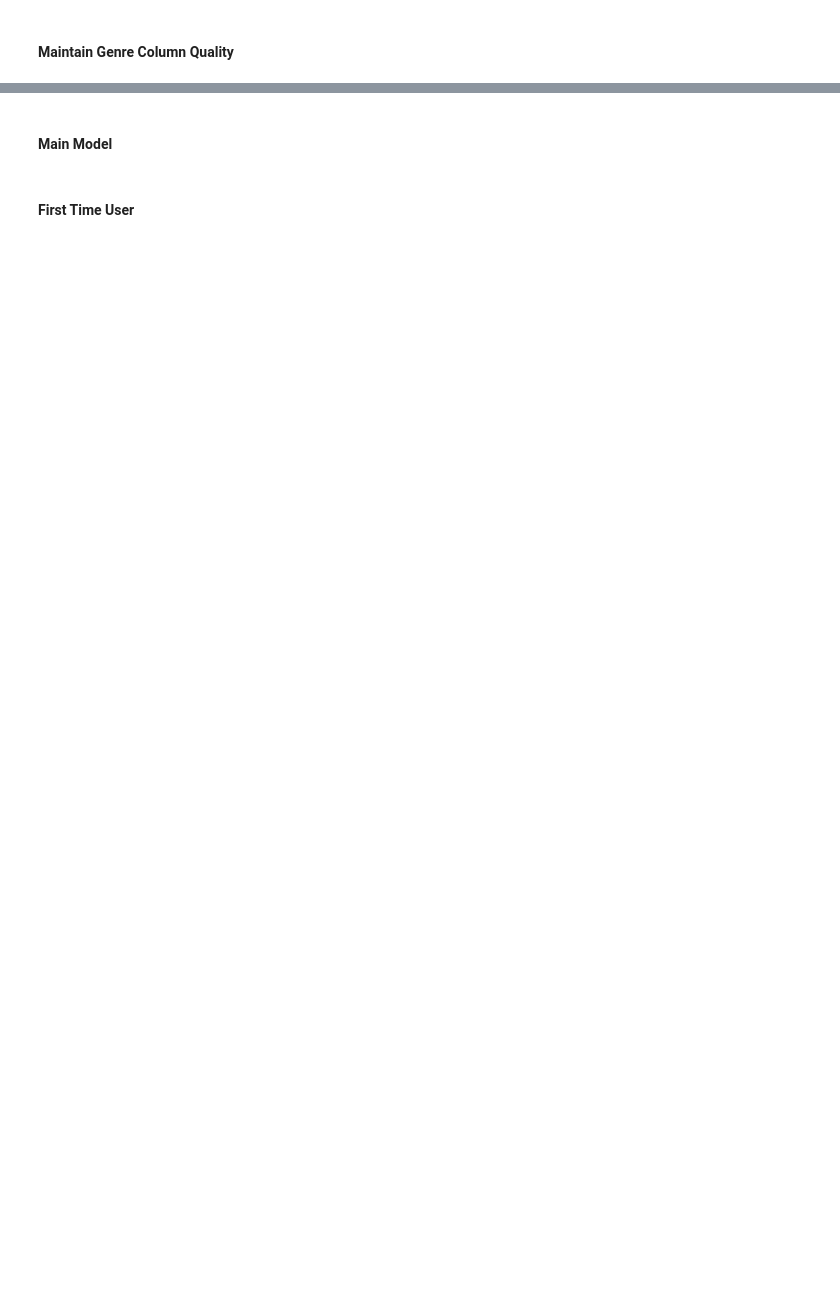
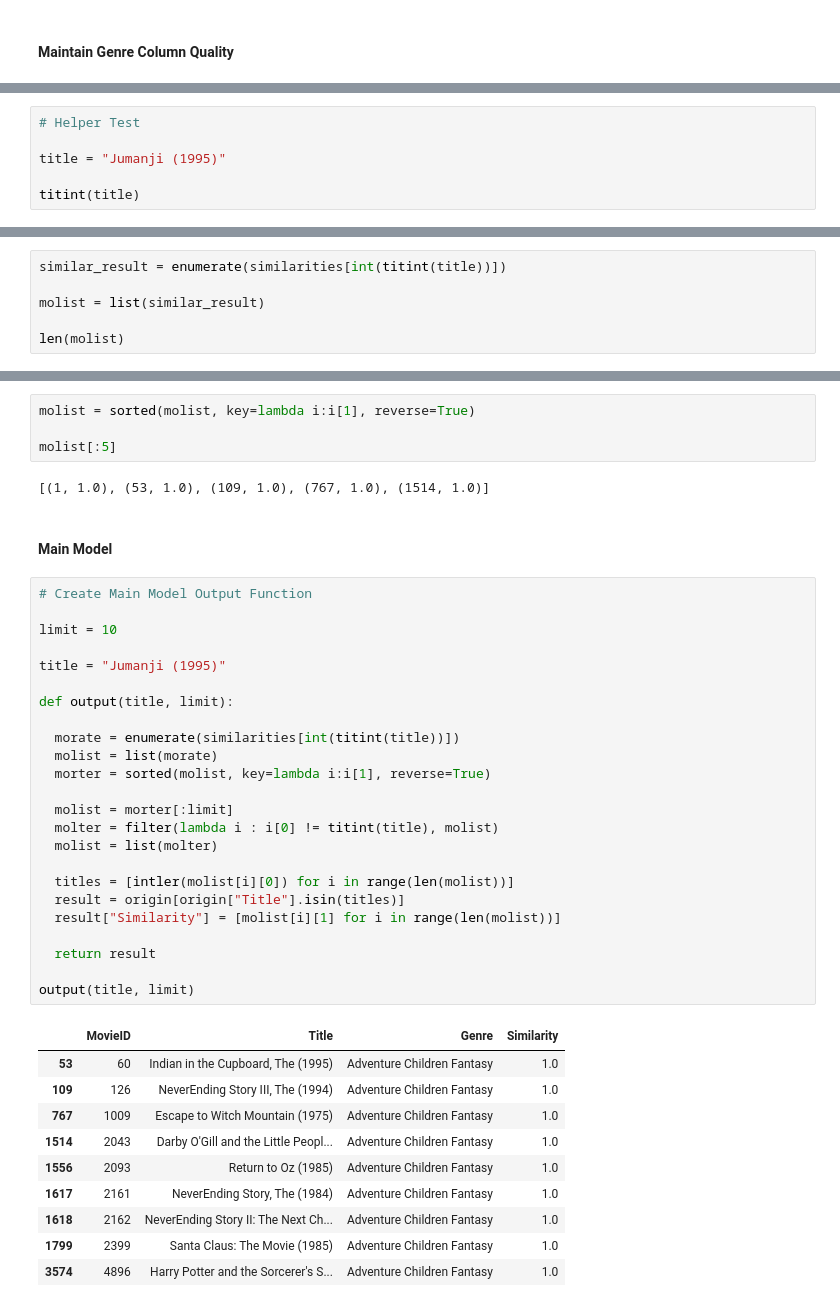
Before and after one commit to Intarite/Caesar, a Jupyter notebook: Lab 01.ipynb, the cells around one changed output, grey strips where cells are left out. Cells and saved outputs as stored; diff of their text form; blank space fills up the shorter version.

```diff
--- a/Lab 01.ipynb
+++ b/Lab 01.ipynb
@@ -25,0 +209,6 @@ Others, Resulting `Sci-Fi` to (`Sci` + `Fi`), `Film-Noir` to (`Film` + `Noir`)
+# %%
+# Helper Test
+
+title = "Jumanji (1995)"
+
+titint(title)
@@ -25,0 +225,6 @@ Others, Resulting `Sci-Fi` to (`Sci` + `Fi`), `Film-Noir` to (`Film` + `Noir`)
+# %%
+similar_result = enumerate(similarities[int(titint(title))])
+
+molist = list(similar_result)
+
+len(molist)
@@ -26,4 +237,43 @@ Others, Resulting `Sci-Fi` to (`Sci` + `Fi`), `Film-Noir` to (`Film` + `Noir`)
+# %%
+molist = sorted(molist, key=lambda i:i[1], reverse=True)
+
+molist[:5]
+# %% [output]
+[(1, 1.0), (53, 1.0), (109, 1.0), (767, 1.0), (1514, 1.0)]
 # %% [markdown]
 #### Main Model
-# %% [markdown]
-#### First Time User
+# %%
+# Create Main Model Output Function
+
+limit = 10
+
+title = "Jumanji (1995)"
+
+def output(title, limit):
+
+  morate = enumerate(similarities[int(titint(title))])
+  molist = list(morate)
+  morter = sorted(molist, key=lambda i:i[1], reverse=True)
+
+  molist = morter[:limit]
+  molter = filter(lambda i : i[0] != titint(title), molist)
+  molist = list(molter)
+
+  titles = [intler(molist[i][0]) for i in range(len(molist))]
+  result = origin[origin["Title"].isin(titles)]
+  result["Similarity"] = [molist[i][1] for i in range(len(molist))]
+
+  return result
+
+output(title, limit)
+# %% [output]
+|  | MovieID | Title | Genre | Similarity |
+| 53 | 60 | Indian in the Cupboard, The (1995) | Adventure Children Fantasy | 1.0 |
+| 109 | 126 | NeverEnding Story III, The (1994) | Adventure Children Fantasy | 1.0 |
+| 767 | 1009 | Escape to Witch Mountain (1975) | Adventure Children Fantasy | 1.0 |
+| 1514 | 2043 | Darby O'Gill and the Little Peopl... | Adventure Children Fantasy | 1.0 |
+| 1556 | 2093 | Return to Oz (1985) | Adventure Children Fantasy | 1.0 |
+| 1617 | 2161 | NeverEnding Story, The (1984) | Adventure Children Fantasy | 1.0 |
+| 1618 | 2162 | NeverEnding Story II: The Next Ch... | Adventure Children Fantasy | 1.0 |
+| 1799 | 2399 | Santa Claus: The Movie (1985) | Adventure Children Fantasy | 1.0 |
+| 3574 | 4896 | Harry Potter and the Sorcerer's S... | Adventure Children Fantasy | 1.0 |
```
Also changed, not shown: parts of 39 cells of this notebook, 1 other file.
